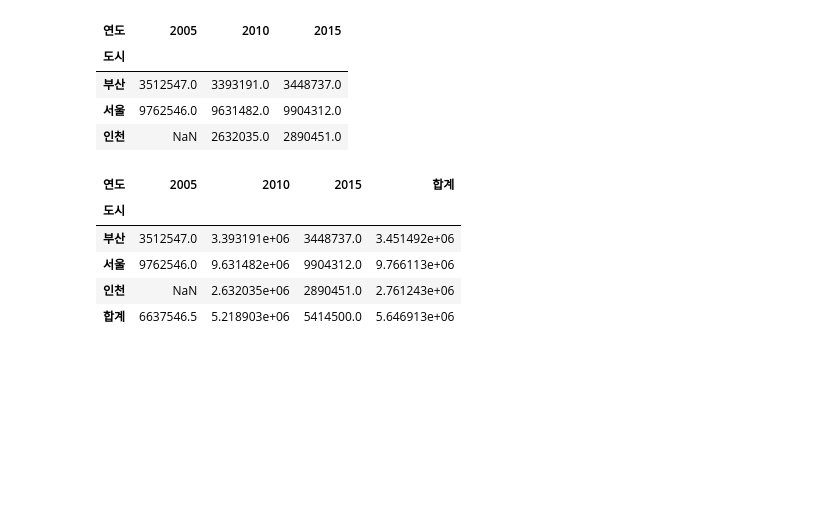
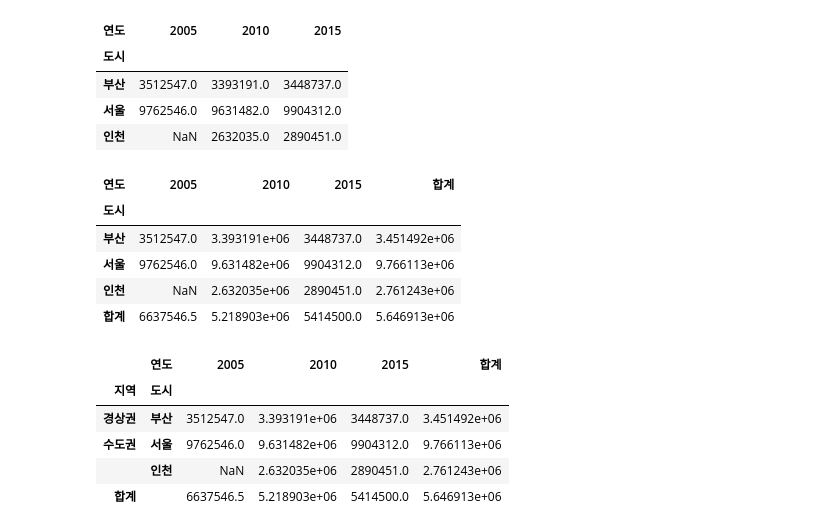
Before and after one commit to rubinkim/machine_learning_07_2022, a Jupyter notebook: 02_pandas/08_그룹분석.ipynb, the cells around one changed output. Drawn from its saved outputs; the diff is of its cells as text; code cells hidden in the pictures; blank space fills up the shorter version.

Commit message:
More on pivot_table on city_year_pop_metro.csv

```diff
--- a/02_pandas/08_그룹분석.ipynb
+++ b/02_pandas/08_그룹분석.ipynb
@@ -424,3 +425,12 @@ df1.pivot_table(index='도시', columns='연도', values='인구', margins=True,
 | 서울 | 9762546.0 | 9.631482e+06 | 9904312.0 | 9.766113e+06 |
 | 인천 | NaN | 2.632035e+06 | 2890451.0 | 2.761243e+06 |
 | 합계 | 6637546.5 | 5.218903e+06 | 5414500.0 | 5.646913e+06 |
+# %%
+df1.pivot_table(index=['지역','도시'], columns='연도', values='인구', margins=True, margins_name='합계')
+# %% [output]
+|  | 연도 | 2005 | 2010 | 2015 | 합계 |
+| 지역 | 도시 |  |  |  |  |
+| 경상권 | 부산 | 3512547.0 | 3.393191e+06 | 3448737.0 | 3.451492e+06 |
+| 수도권 | 서울 | 9762546.0 | 9.631482e+06 | 9904312.0 | 9.766113e+06 |
+|  | 인천 | NaN | 2.632035e+06 | 2890451.0 | 2.761243e+06 |
+| 합계 |  | 6637546.5 | 5.218903e+06 | 5414500.0 | 5.646913e+06 |
```
Also changed, not shown: parts of 4 cells of this notebook, 1 other file.
